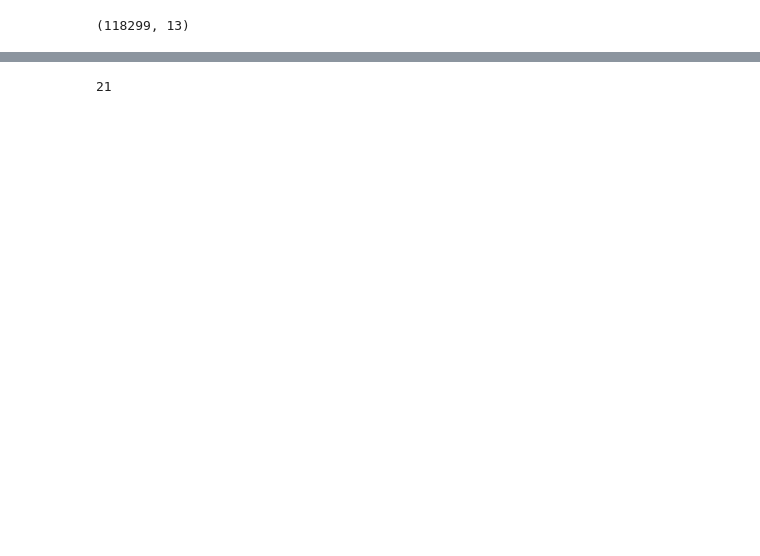
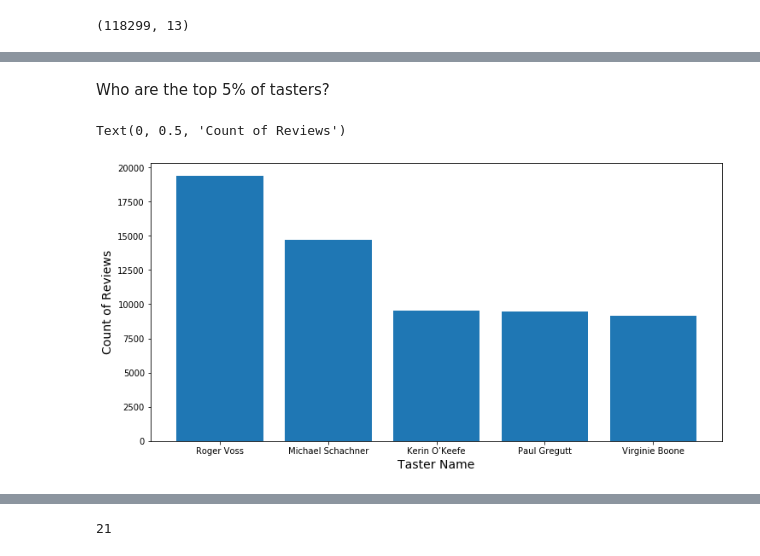
Before and after one commit to SaraPena/wine-predictions, a Jupyter notebook: explore_data.ipynb, the cells around one changed output, grey strips where cells are left out. Saved outputs shown, nothing was run; the diff lists cells and outputs as text; code cells hidden in the pictures; blank space fills up the shorter version.

```diff
--- a/explore_data.ipynb
+++ b/explore_data.ipynb
@@ -68,0 +166,13 @@ df.shape
+# %% [markdown]
+Who are the top 5% of tasters?
+# %%
+top_five_tasters = pd.DataFrame(df.taster_name.value_counts()).rename(columns = {'taster_name':'count'})[0:5]
+
+
+plt.figure(figsize = (12,6))
+plt.bar(x = top_five_tasters.index.values, height = top_five_tasters['count'])
+plt.xlabel('Taster Name', size = 14)
+plt.ylabel('Count of Reviews', size = 14)
+# %% [output]
+Text(0, 0.5, 'Count of Reviews')
+[figure, added]
```
Also changed, not shown: parts of 94 cells of this notebook.
